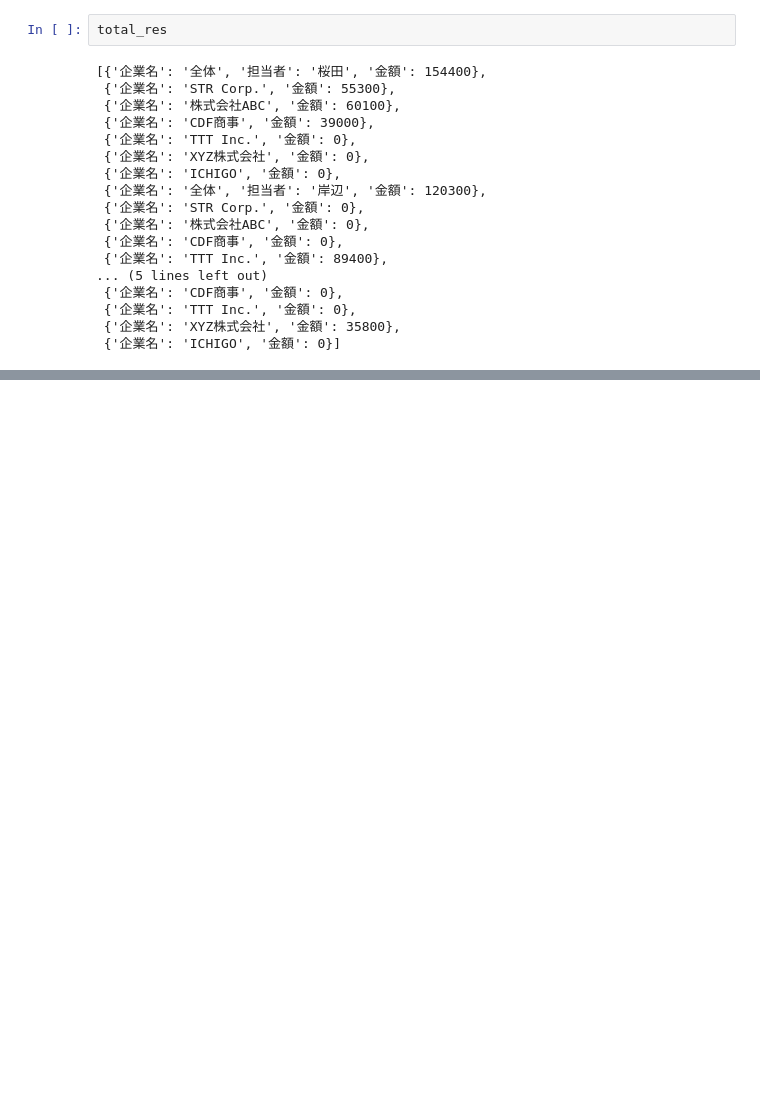
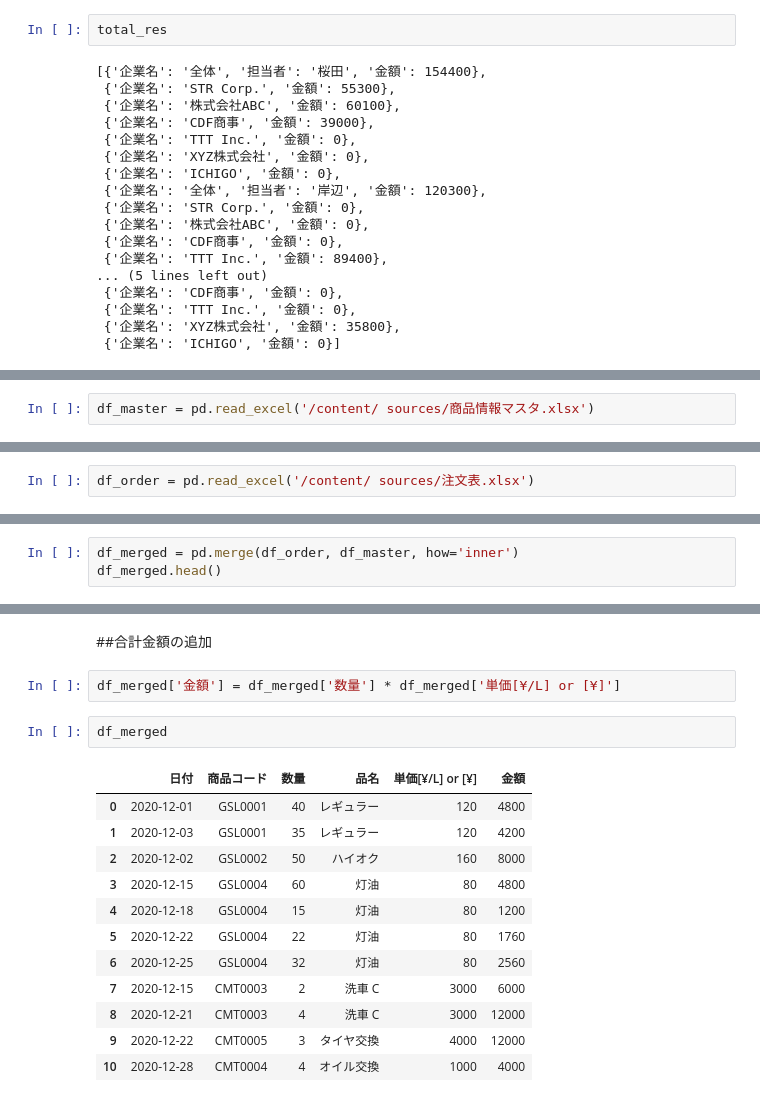
Before and after one commit to hatyato/hangman, a Jupyter notebook: 請求書まとめ.ipynb, the cells around one changed output, grey strips where cells are left out. Saved outputs shown, nothing was run; the diff lists cells and outputs as text; blank space fills up the shorter version.

```diff
--- a/請求書まとめ.ipynb
+++ b/請求書まとめ.ipynb
@@ -586,0 +605,2 @@ pd.DataFrame(total_res,columns=['担当者',　'企業名',　'金額'])
+# %%
+df_master = pd.read_excel('/content/ sources/商品情報マスタ.xlsx')
@@ -586,0 +623,2 @@ pd.DataFrame(total_res,columns=['担当者',　'企業名',　'金額'])
+# %%
+df_order = pd.read_excel('/content/ sources/注文表.xlsx')
@@ -586,0 +642,3 @@ pd.DataFrame(total_res,columns=['担当者',　'企業名',　'金額'])
+# %%
+df_merged = pd.merge(df_order, df_master, how='inner')
+df_merged.head()
@@ -586,0 +652,19 @@ pd.DataFrame(total_res,columns=['担当者',　'企業名',　'金額'])
+# %% [markdown]
+##合計金額の追加
+# %%
+df_merged['金額'] = df_merged['数量'] * df_merged['単価[¥/L] or [¥]']
+# %%
+df_merged
+# %% [output]
+|  | 日付 | 商品コード | 数量 | 品名 | 単価[¥/L] or [¥] | 金額 |
+| 0 | 2020-12-01 | GSL0001 | 40 | レギュラー | 120 | 4800 |
+| 1 | 2020-12-03 | GSL0001 | 35 | レギュラー | 120 | 4200 |
+| 2 | 2020-12-02 | GSL0002 | 50 | ハイオク | 160 | 8000 |
+| 3 | 2020-12-15 | GSL0004 | 60 | 灯油 | 80 | 4800 |
+| 4 | 2020-12-18 | GSL0004 | 15 | 灯油 | 80 | 1200 |
+| 5 | 2020-12-22 | GSL0004 | 22 | 灯油 | 80 | 1760 |
+| 6 | 2020-12-25 | GSL0004 | 32 | 灯油 | 80 | 2560 |
+| 7 | 2020-12-15 | CMT0003 | 2 | 洗車 C | 3000 | 6000 |
+| 8 | 2020-12-21 | CMT0003 | 4 | 洗車 C | 3000 | 12000 |
+| 9 | 2020-12-22 | CMT0005 | 3 | タイヤ交換 | 4000 | 12000 |
+| 10 | 2020-12-28 | CMT0004 | 4 | オイル交換 | 1000 | 4000 |
```
Also changed, not shown: parts of 16 cells of this notebook.
